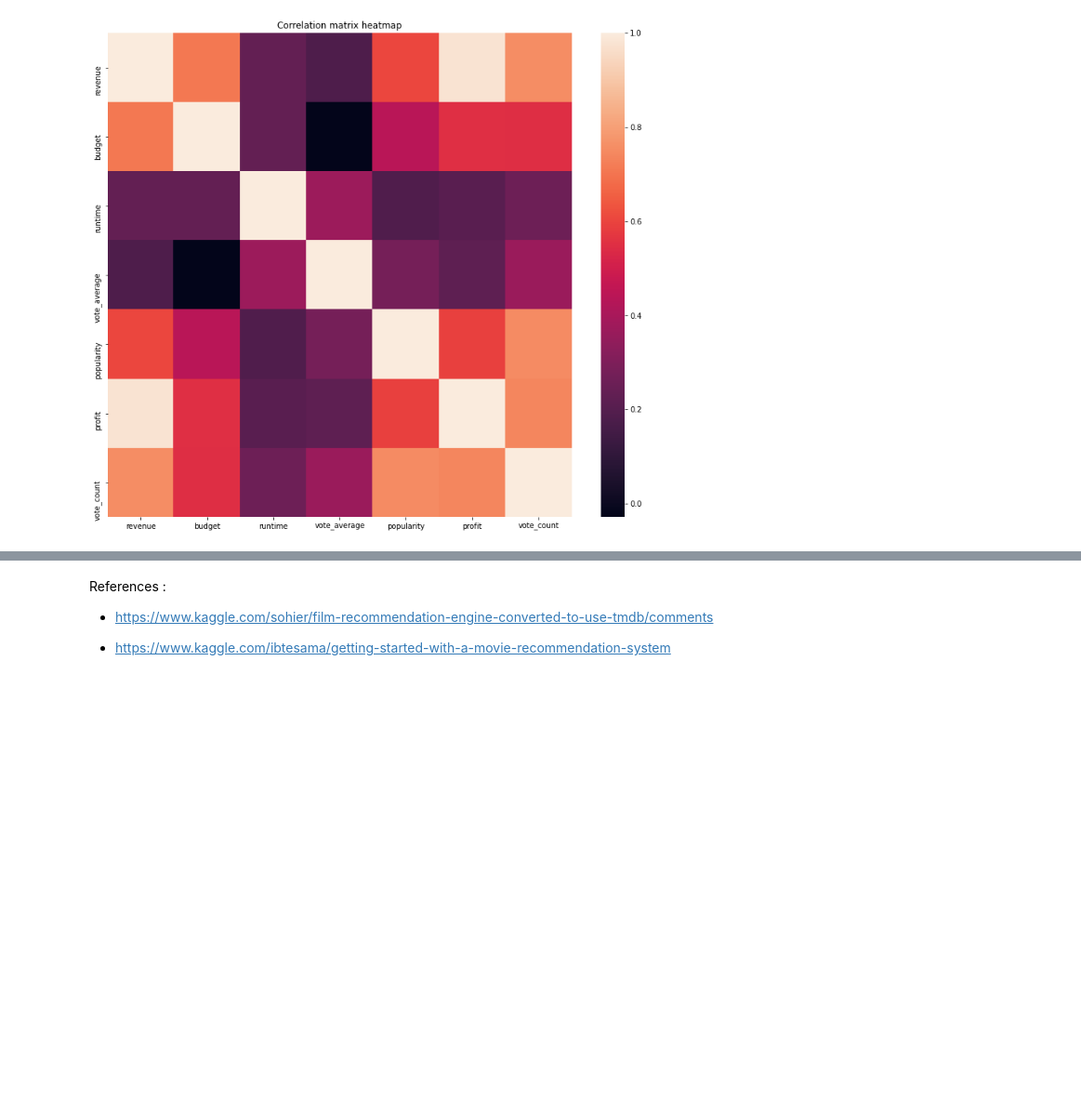
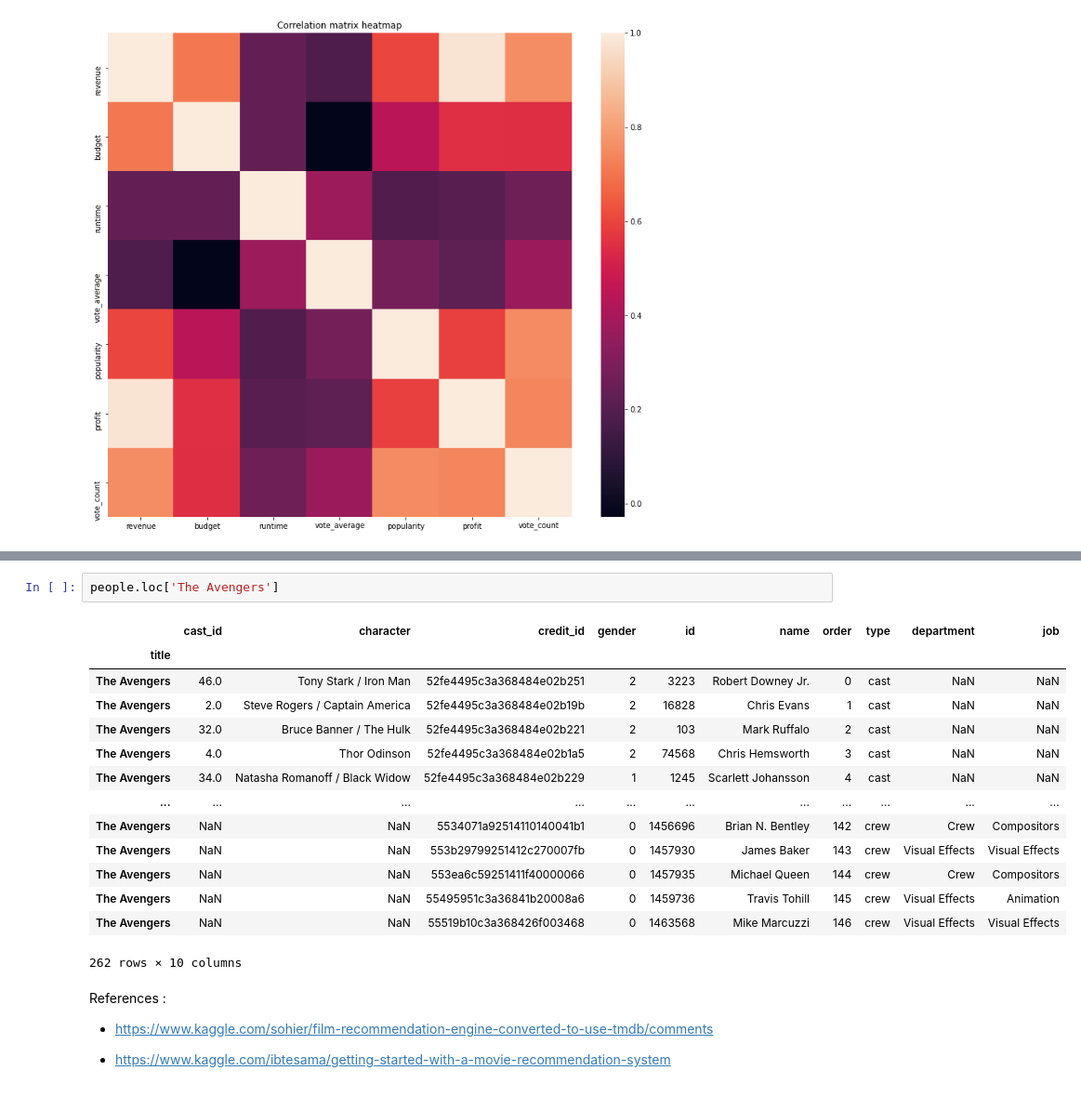
Before and after one commit to HamoyeHQ/g03-movie-analysis, a Jupyter notebook: data/Tmdb_dataset_EDA.ipynb, the cells around one changed output, grey strips where cells are left out. Shown: that part at 93% size. Saved outputs shown, nothing was run; the diff lists cells and outputs as text; blank space fills up the shorter version.

```diff
--- a/data/Tmdb_dataset_EDA.ipynb
+++ b/data/Tmdb_dataset_EDA.ipynb
@@ -500,3 +550,20 @@ ax.set_title('Correlation matrix heatmap');
+# %%
+people.loc['The Avengers']
+# %% [output]
+|  | cast_id | character | credit_id | gender | id | name | order | type | department | job |
+| title |  |  |  |  |  |  |  |  |  |  |
+| The Avengers | 46.0 | Tony Stark / Iron Man | 52fe4495c3a368484e02b251 | 2 | 3223 | Robert Downey Jr. | 0 | cast | NaN | NaN |
+| The Avengers | 2.0 | Steve Rogers / Captain America | 52fe4495c3a368484e02b19b | 2 | 16828 | Chris Evans | 1 | cast | NaN | NaN |
+| The Avengers | 32.0 | Bruce Banner / The Hulk | 52fe4495c3a368484e02b221 | 2 | 103 | Mark Ruffalo | 2 | cast | NaN | NaN |
+| The Avengers | 4.0 | Thor Odinson | 52fe4495c3a368484e02b1a5 | 2 | 74568 | Chris Hemsworth | 3 | cast | NaN | NaN |
+| The Avengers | 34.0 | Natasha Romanoff / Black Widow | 52fe4495c3a368484e02b229 | 1 | 1245 | Scarlett Johansson | 4 | cast | NaN | NaN |
+| ... | ... | ... | ... | ... | ... | ... | ... | ... | ... | ... |
+| The Avengers | NaN | NaN | 5534071a92514110140041b1 | 0 | 1456696 | Brian N. Bentley | 142 | crew | Crew | Compositors |
+| The Avengers | NaN | NaN | 553b29799251412c270007fb | 0 | 1457930 | James Baker | 143 | crew | Visual Effects | Visual Effects |
+| The Avengers | NaN | NaN | 553ea6c59251411f40000066 | 0 | 1457935 | Michael Queen | 144 | crew | Crew | Compositors |
+| The Avengers | NaN | NaN | 55495951c3a36841b20008a6 | 0 | 1459736 | Travis Tohill | 145 | crew | Visual Effects | Animation |
+| The Avengers | NaN | NaN | 55519b10c3a368426f003468 | 0 | 1463568 | Mike Marcuzzi | 146 | crew | Visual Effects | Visual Effects |
+262 rows × 10 columns
 # %% [markdown]
 References :
 
```
Also changed, not shown: parts of 8 cells of this notebook.
